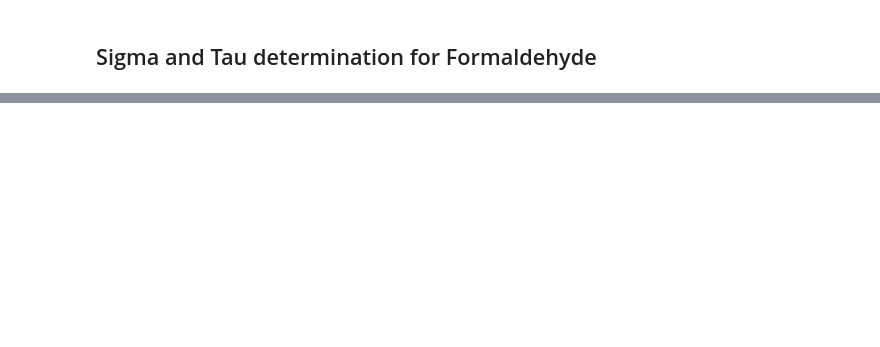
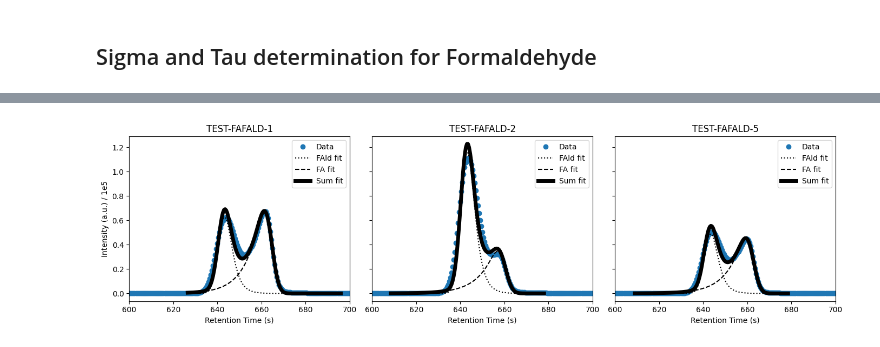
Before and after one commit to fabianketter/HPLC-Deconvolution, a Jupyter notebook: HPLC.ipynb, the cells around one changed output, grey strips where cells are left out. Saved outputs shown, nothing was run; the diff lists cells and outputs as text; code cells hidden in the pictures; blank space fills up the shorter version.

```diff
--- a/HPLC.ipynb
+++ b/HPLC.ipynb
@@ -550,0 +413,73 @@ H2-to-CO2: 2.4858445915405993
+# %%
+# Constrained fit - only tau
+print('Constrained fit - only tau')
+path_1 = 'data/calibration/'
+sample_specs = [
+    ('TEST-FAFALD-1.txt', wt_perc_FAld[0], wt_perc_FA[0]),
+    ('TEST-FAFALD-2.txt', wt_perc_FAld[1], wt_perc_FA[1]),
+    ('TEST-FAFALD-5.txt', wt_perc_FAld[4], wt_perc_FA[4]),
+]
+
+# Build tau-constrained models from linear calibration fits
+FAld_tau_coeffs = FAld_fit_tau[0]
+FA_tau_coeffs = FA_fit_tau[0]
+
+def tau_constrained_EMG(x, h, mu, sigma):
+    tau = FAld_tau_coeffs[1] + h * FAld_tau_coeffs[0]
+    return EMG(x, h, mu, sigma, tau)
+
+def tau_constrained_EMG_mirrored(x, h, mu, sigma):
+    tau = FA_tau_coeffs[1] + h * FA_tau_coeffs[0]
+    return EMG_mirrored(x, h, mu, sigma, tau)
+
+def tau_constrained_EMGsTailFront(x, h1, mu1, sigma1, h2, mu2, sigma2):
+    return tau_constrained_EMG(x, h1, mu1, sigma1) + tau_constrained_EMG_mirrored(x, h2, mu2, sigma2)
+
+fig, axes = plt.subplots(ncols=3, figsize=(14, 4), sharey=True)
+s = lambda value: float(np.ravel(value)[0])
+
+for ax, (sample_file, wt_fald_real, wt_fa_real) in zip(axes, sample_specs):
+    print(sample_file.center(80, '='))
+    print(f"{'Peak':^10} {'h':^10} {'mu':^8} {'sigma':^8} {'tau':^8} {'Peak pos.':^10} {'wt% real':^10} {'wt% fit':^10}")
+    print('- ' * 40)
+
+    sample = extract_chromatogram(path_1 + sample_file)
+    index_1 = max(0, np.argmax(sample[:,1]) - 70)
+    index_2 = min(len(sample), np.argmax(sample[:,1]) + 70)
+
+    initial_guess = [8e5, 644, 0.95, 1e4, 660, 1.10]
+    lower_bounds = [0, 640, 0, 0, 660, 0]
+    upper_bounds = [np.inf, 650, 2.5, np.inf, 666, 2.5]
+    popt, _ = sc.optimize.curve_fit(
+        tau_constrained_EMGsTailFront,
+        sample[index_1:index_2,0],
+        sample[index_1:index_2,1],
+        p0=initial_guess,
+        bounds=[lower_bounds, upper_bounds],
+    )
+
+    h1, mu1, sigma1 = popt[:3]
+    tau1 = FAld_tau_coeffs[1] + h1 * FAld_tau_coeffs[0]
+    h2, mu2, sigma2 = popt[3:]
+    tau2 = FA_tau_coeffs[1] + h2 * FA_tau_coeffs[0]
+
+    EMG_FAld = tau_constrained_EMG(sample[index_1:index_2,0], h1, mu1, sigma1)
+    EMG_FA = tau_constrained_EMG_mirrored(sample[index_1:index_2,0], h2, mu2, sigma2)
+
+    print(f"{'FALD':^10} {s(h1):^10.0f} {s(mu1):^8.1f} {s(sigma1):^8.3f} {s(tau1):^8.3f} {s(sample[index_1:index_2,0][np.argmax(EMG_FAld)]):^10.1f} {wt_fald_real:^10.2f} {s(h1/FAld['slope']):^10.2f}")
+    print(f"{'FA':^10} {s(h2):^10.0f} {s(mu2):^8.1f} {s(sigma2):^8.3f} {s(tau2):^8.3f} {s(sample[index_1:index_2,0][np.argmax(EMG_FA)]):^10.1f} {wt_fa_real:^10.2f} {s(h2/FA['slope']):^10.2f}")
+    print()
+
+    ax.plot(sample[:,0], sample[:,1] / 1e5, 'C0o')
+    ax.plot(sample[index_1:index_2,0], EMG_FAld / 1e5, 'k:')
+    ax.plot(sample[index_1:index_2,0], EMG_FA / 1e5, 'k--')
+    ax.plot(sample[index_1:index_2,0], (EMG_FAld + EMG_FA) / 1e5, 'k-', lw=5)
+    ax.set_xlim(600, 700)
+    ax.set_title(sample_file.replace('.txt', ''))
+    ax.set_xlabel('Retention Time (s)')
+    ax.legend(['Data', 'FAld fit', 'FA fit', 'Sum fit'])
+
+axes[0].set_ylabel('Intensity (a.u.) / 1e5')
+fig.tight_layout()
+plt.show()
+# %% [output]
@@ -551,3 +504,4 @@ H2-to-CO2: 2.4858445915405993
+[figure, added]
 # %%
 #import chromatogram
 print('Constrained fit')
```
Also changed, not shown: parts of 14 cells of this notebook, 26 other files.
